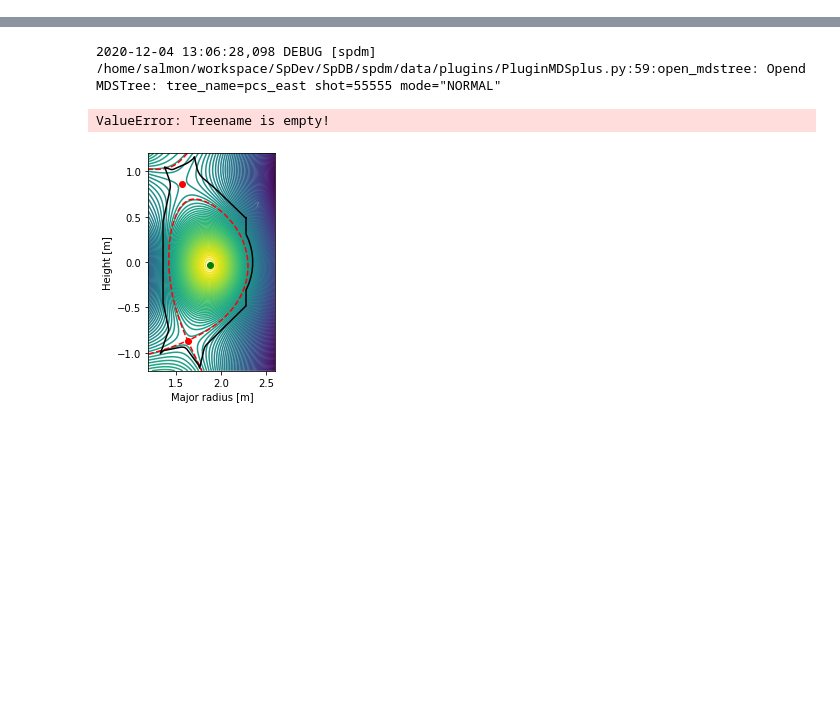
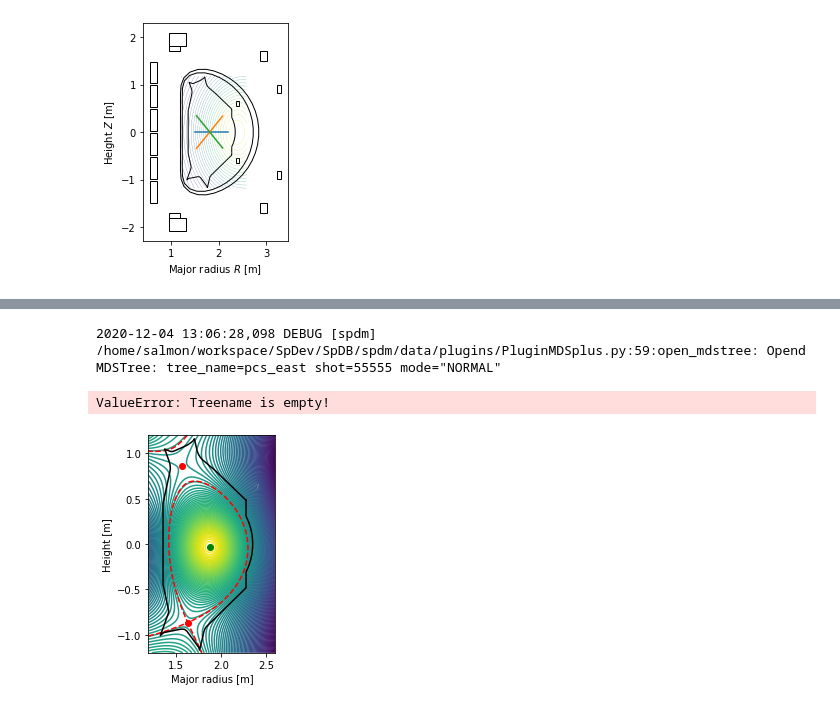
Before and after one commit to fusion-yun/fytok_old, a Jupyter notebook: examples/fy_magnetic.ipynb, the cells around one changed output, grey strips where cells are left out. Cells and saved outputs as stored; diff of their text form; code cells hidden in the pictures; blank space fills up the shorter version.

```diff
--- a/examples/fy_magnetic.ipynb
+++ b/examples/fy_magnetic.ipynb
@@ -23,0 +21,2 @@ dir(tok)
+# %%
+tok = Tokamak(open_entry("east+mdsplus:///home/salmon/public_data/~t/?tree_name=efit_east", shot=55555, time_slice=20))
@@ -23,0 +41,37 @@ dir(tok)
+# %%
+control_line=[
+
+    ((1.99,0    ),    (2.40, 0     )   ),     # isoflux01
+    ((1.93, 0.15),    (2.24, 0.52  )  ),   # isoflux03
+    ((1.72, 0.24),    (1.35, 0.45  )  ),   # isoflux04
+    ((1.66,0    ),    (1.35, 0     )   ),     # isoflux06
+    ((1.72,-0.24) ,   (1.35, -0.45 )   ),    # isoflux08
+    ((1.93,-0.15),    (2.24, -0.52 )   ),   # isoflux09
+    ]
+
+r=0.5
+pts=[ ((1.0-r)*b[0] + r*e[0], (1.0-r)*b[1] + r*e[1] )  for b,e in control_line  ]
+
+isoflux=[
+    (*pts[0],*pts[3]),
+    (*pts[1],*pts[4]),
+    (*pts[2],*pts[5]),
+
+]
+print(isoflux)
+
+for r0,z0,r1,z1 in isoflux:
+    plt.plot([r0,r1],[z0,z1])
+
+tok.equilibrium.update(
+    constraints={
+        # "psivals": psivals,
+        # "xpoints": xpoints,
+        "isoflux": isoflux
+    })
+
+tok.wall.plot()
+tok.pf_active.plot()
+tok.equilibrium.plot(oxpoints=False,boundary=False)
+plt.gca().set_aspect('equal')
+# %% [output]
@@ -23,0 +87 @@ dir(tok)
+[figure, added]
```
Also changed, not shown: parts of 6 cells of this notebook, 11 other files.
